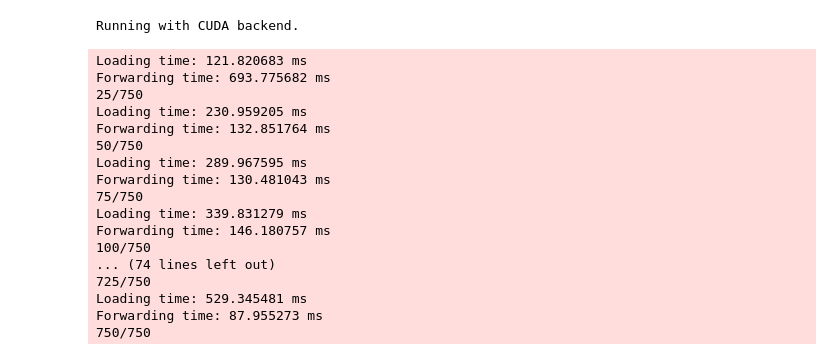
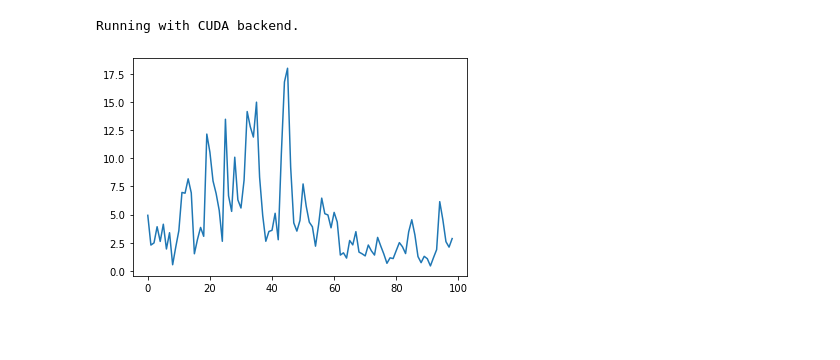
Before and after one commit to RViMLab/MICCAI2023-Camera-Motion-Prediction, a Jupyter notebook: notebooks/annotate_homographies.ipynb, the cells around one changed output. Cells and saved outputs as stored; diff of their text form; code cells hidden in the pictures; blank space fills up the shorter version.

Commit message:
tested new video dataset

```diff
--- a/notebooks/annotate_homographies.ipynb
+++ b/notebooks/annotate_homographies.ipynb
@@ -61,7 +62,7 @@ import kornia
 import cv2
 from kornia import warp_perspective
 
-from utils.processing import image_edges, four_pt_to_matrix_homography_representation
+from utils.processing import imageEdges, fourPtToMatrixHomographyRepresentation
 from lightning_modules import DeepImageHomographyEstimationModuleBackbone
 
 # load the model
@@ -82,8 +83,8 @@ model = model.eval()
 def forward_model(frame_i, frame_ip1):
     duv = model(frame_i, frame_ip1)
 
-    uv = image_edges(frame_i)
-    H = four_pt_to_matrix_homography_representation(uv, duv)
+    uv = imageEdges(frame_i)
+    H = fourPtToMatrixHomographyRepresentation(uv, duv)
 
     wrp = warp_perspective(frame_i, torch.inverse(H), frame_i.shape[-2:])
 
@@ -91,9 +92,13 @@ def forward_model(frame_i, frame_ip1):
 # %% [output]
 Running with CUDA backend.
 # %%
+from IPython.display import clear_output
+import matplotlib.pyplot as plt
 import pandas as pd
 from utils.viz import yt_alpha_blend
 import time
+
+from datasets import VideoDataset
 
 # load the transforms and videos from database
 functional_databases = load_yaml('../configs/cholec80_transforms_functional.yml')
@@ -115,74 +120,78 @@ paths = ['/media/martin/Samsung_T5/data/endoscopic_data/cholec80/videos/video01_
 # dataset example check https://github.com/pytorch/vision/blob/ed5b2dc3a5e7411d8b40cc7e526e151983e99cf9/torchvision/datasets/kinetics.py#L50-L78
 
 N = 100 # already 4 second preview horizon via N = 100 @ full res, image downscale 2x2 -> factor 4, easily 16 seconds preview horizon with 8GB memory
-step = 5
+step = 1
 
+vds = VideoDataset(paths, N+1, N, [functional_database['transforms'][0]])
 vc = VideoClips(paths, clip_length_in_frames=N+1, frames_between_clips=N)
 
 
 df = pd.DataFrame(columns=['t', 'duv', 'H']) # track results
 global_idx = 0
 max_clips = 150 # vc.num_clips()
-max_clips = int(min(max_clips, vc.num_clips()))
+max_clips = int(min(max_clips, len(vds)))
+
+# live plot of homography norm
+dH_list = []
+
+def live_plot(x, y):
+    clear_output(wait=True)
+    plt.figure()
+    plt.plot(x, y)
+    plt.show()
 
 with torch.no_grad():
     for i in range(max_clips):
         now = time.time_ns()
-        video, audio, info, video_idx = vc.get_clip(i)
-        print('\nLoading time: {} ms'.format((time.time_ns() - now)/1.e6))
+        # video, audio, info, video_idx = vc.get_clip(i)
+        video = vds.__getitem__(i)
+        print('\nLoading time: {} ms'.format((time.time_ns() - now)/1.e6))  # measure loading time
 
-        video = video.permute(0, 3, 1, 2)
-        transforms = functional_database['transforms'][video_idx]
-        video = recursiveMethodCallFromDictList(video, transforms, torchvision.transforms.functional)
+        # video = video.permute(0, 3, 1, 2)
+        # transforms = functional_database['transforms'][video_idx]
+        # video = recursiveMethodCallFromDictList(video, transforms, torchvision.transforms.functional)
         video = video.float()/255.
 
-        # re-sort images into i and i+1
-        frames_i   = video[:-step:step]
-        frames_ip1 = video[step::step]
+        # re-sort images into i and i+step
+        frames_i, frames_ip1 = VideoDataset.framePairs(video, step)
 
         frames_i, frames_ip1 = frames_i.to(device), frames_ip1.to(device)
 
         now = time.time_ns()
         wrps, Hs, duvs = forward_model(frames_i, frames_ip1)
-        print('Forwarding time: {} ms'.format((time.time_ns() - now)/1.e6))
+        print('Forwarding time: {} ms'.format((time.time_ns() - now)/1.e6))  # measure network forwarding time
 
         for idx, H in enumerate(Hs):
             df = df.append({
                 't': global_idx,
                 'duv': duvs[idx].squeeze().cpu().numpy(),
                 'H': H.squeeze().cpu().numpy()
             }, ignore_index=True)
             global_idx += step
             print('\r{}/{}'.format(global_idx, max_clips*N), end='')
 
         frames_i = kornia.tensor_to_image(frames_i)
         frames_ip1 = kornia.tensor_to_image(frames_ip1)
         wrps = kornia.tensor_to_image(wrps)
 
         for idx, w in enumerate(wrps):
-            blend = yt_alpha_blend(frames_ip1[idx], w)
-            cv2.imshow('blend', blend)
-            cv2.imshow('img', frames_i[idx])
-            cv2.imshow('wrp', w)
+            # create moving plot of homography norm
+            dH_norm = np.linalg.norm(Hs[idx].cpu().numpy()-np.eye(3))
+            dH_list.append(dH_norm)
+            if len(dH_list) == N:
+                dH_list.pop(0)
+            live_plot(np.arange(len(dH_list)), dH_list)
+
+            # plot blends with and without warp
+            blend0 = yt_alpha_blend(frames_ip1[idx], w)
+            blend1 = yt_alpha_blend(frames_ip1[idx], frames_i[idx])
+            blend0 = cv2.resize(blend0, (int(blend0.shape[1]/2), int(blend0.shape[0]/2)))
+            blend1 = cv2.resize(blend1, (int(blend1.shape[1]/2), int(blend1.shape[0]/2)))
+            composite = np.concatenate([blend0, blend1], axis=1)
+            cv2.imshow('composite', composite)
             cv2.waitKey()
 cv2.destroyAllWindows()
 
 df.to_pickle('H_{}.pkl'.format(step))
 # %% [output]
-Loading time: 121.820683 ms
-Forwarding time: 693.775682 ms
-25/750
-Loading time: 230.959205 ms
-Forwarding time: 132.851764 ms
-50/750
-Loading time: 289.967595 ms
-Forwarding time: 130.481043 ms
-75/750
-Loading time: 339.831279 ms
-Forwarding time: 146.180757 ms
-100/750
-... (74 lines left out)
-725/750
-Loading time: 529.345481 ms
-Forwarding time: 87.955273 ms
-750/750
+[figure, added]
```
Also changed, not shown: parts of 2 cells of this notebook.
